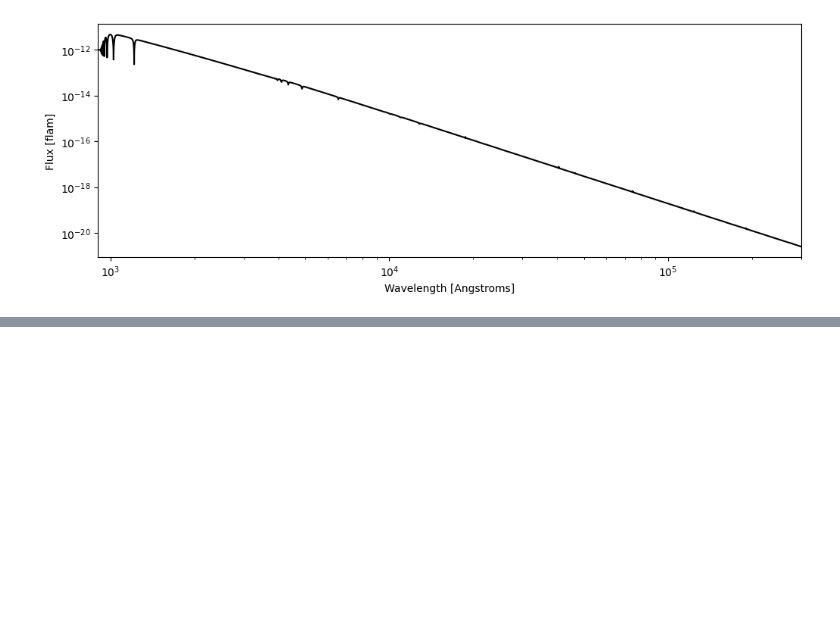
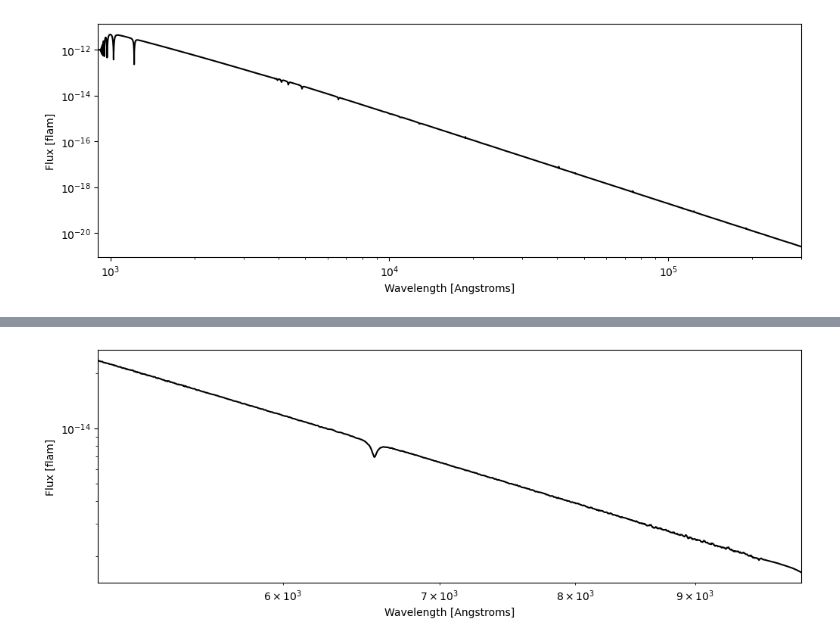
Before and after one commit to Autumn10677/specsuite, a Jupyter notebook: docs/flux_calibration.ipynb, the cells around one changed output, grey strips where cells are left out. Cells and saved outputs as stored; diff of their text form; code cells hidden in the pictures; blank space fills up the shorter version.

```diff
--- a/docs/flux_calibration.ipynb
+++ b/docs/flux_calibration.ipynb
@@ -58,0 +98,9 @@ _ = ss.load_STIS_spectra("16 CYG B",
+# %%
+_ = ss.load_STIS_spectra(
+    name = "GD153",
+    filetype = "stis",
+    wavelength_bounds=[5000, 10000]*u.AA,
+    debug=True,
+)
+# %% [output]
+[figure, added]
```
Also changed, not shown: parts of 24 cells of this notebook, 7 other files.
